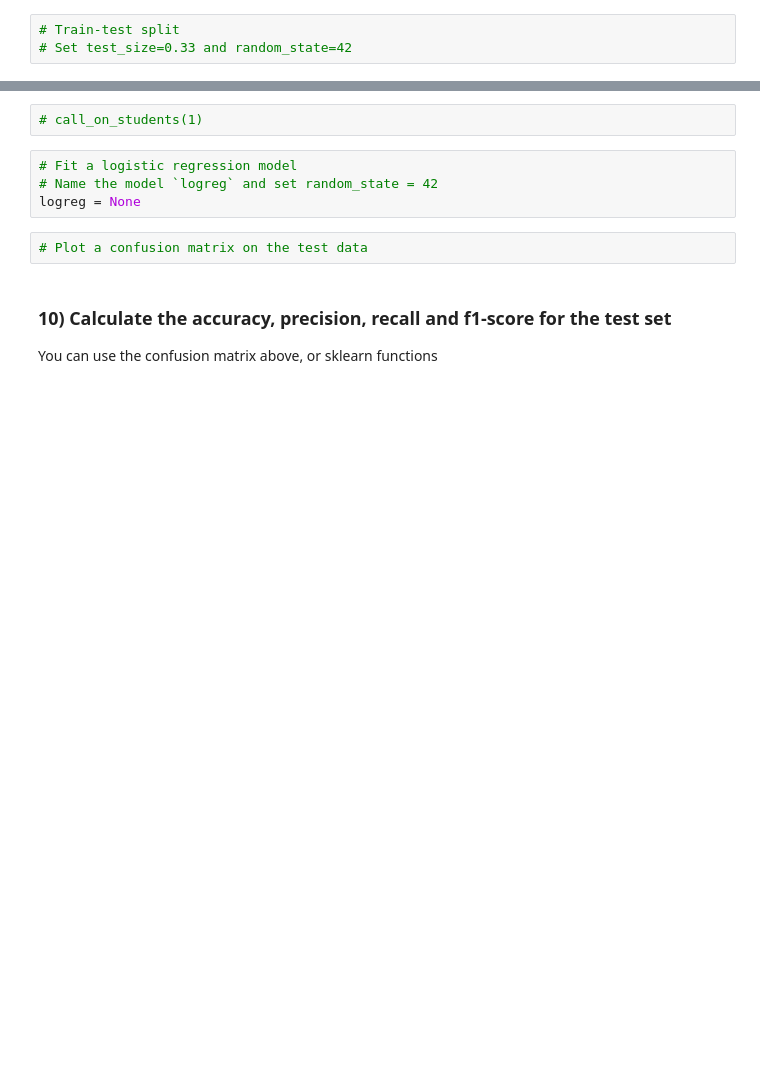
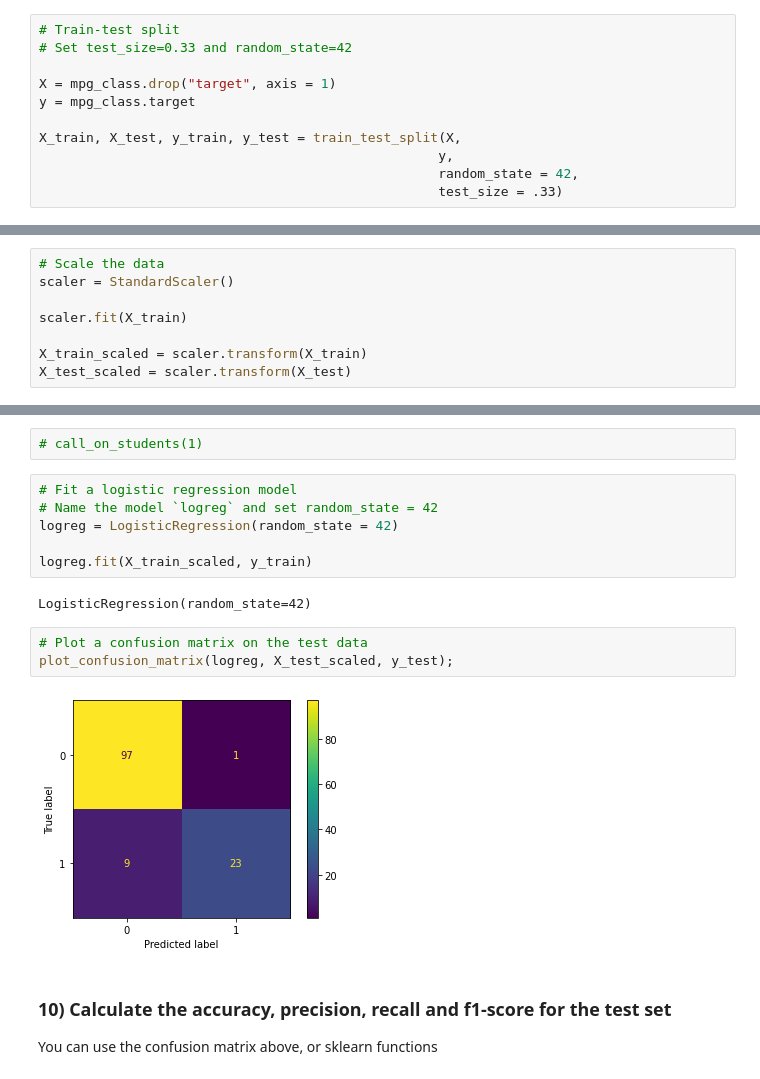
Before and after one commit to anguyen61191/DS-Live-040422, a Jupyter notebook: Phase3/CodeChallengeReview/P3-Code-Challenge-Review.ipynb, the cells around one changed output, grey strips where cells are left out. Cells and saved outputs as stored; diff of their text form; blank space fills up the shorter version.

```diff
--- a/Phase3/CodeChallengeReview/P3-Code-Challenge-Review.ipynb
+++ b/Phase3/CodeChallengeReview/P3-Code-Challenge-Review.ipynb
@@ -113,3 +154,11 @@ mpg_class.head()
 # %%
 # Train-test split
 # Set test_size=0.33 and random_state=42
+
+X = mpg_class.drop("target", axis = 1)
+y = mpg_class.target
+
+X_train, X_test, y_train, y_test = train_test_split(X,
+                                                   y,
+                                                   random_state = 42,
+                                                   test_size = .33)
@@ -118,3 +165,11 @@ mpg_class.head()
+# %%
+# Scale the data
+scaler = StandardScaler()
+
+scaler.fit(X_train)
+
+X_train_scaled = scaler.transform(X_train)
+X_test_scaled = scaler.transform(X_test)
 # %% [markdown]
 ### 7) Explore the `target` column and our model-less baseline
 
@@ -160,9 +233,16 @@ mpg_class.head()
 # %%
 # Fit a logistic regression model
 # Name the model `logreg` and set random_state = 42
-logreg = None
+logreg = LogisticRegression(random_state = 42)
+
+logreg.fit(X_train_scaled, y_train)
+# %% [output]
+LogisticRegression(random_state=42)
 # %%
 # Plot a confusion matrix on the test data
+plot_confusion_matrix(logreg, X_test_scaled, y_test);
+# %% [output]
+[figure, added]
 # %% [markdown]
 ### 10) Calculate the accuracy, precision, recall and f1-score for the test set
 
```
Also changed, not shown: parts of 55 cells of this notebook.
